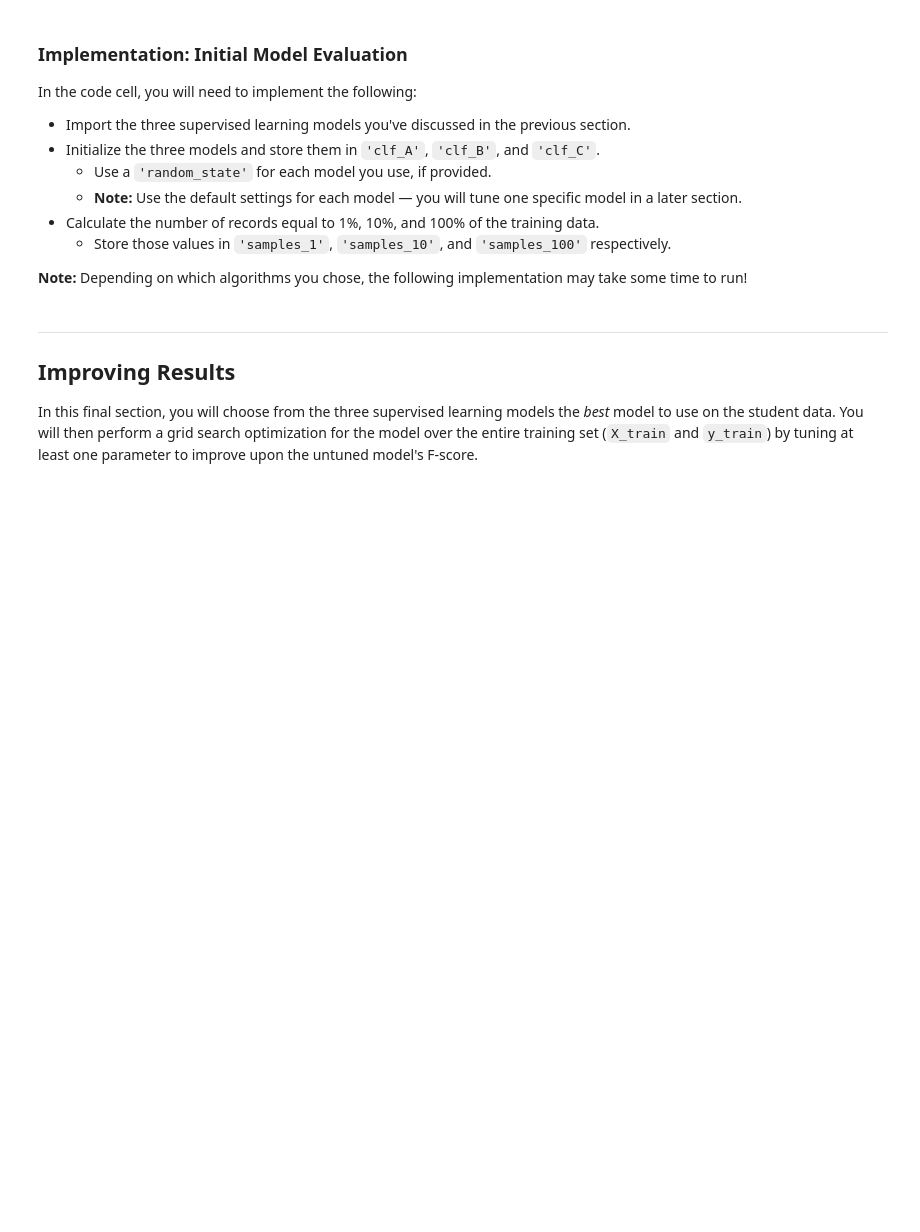
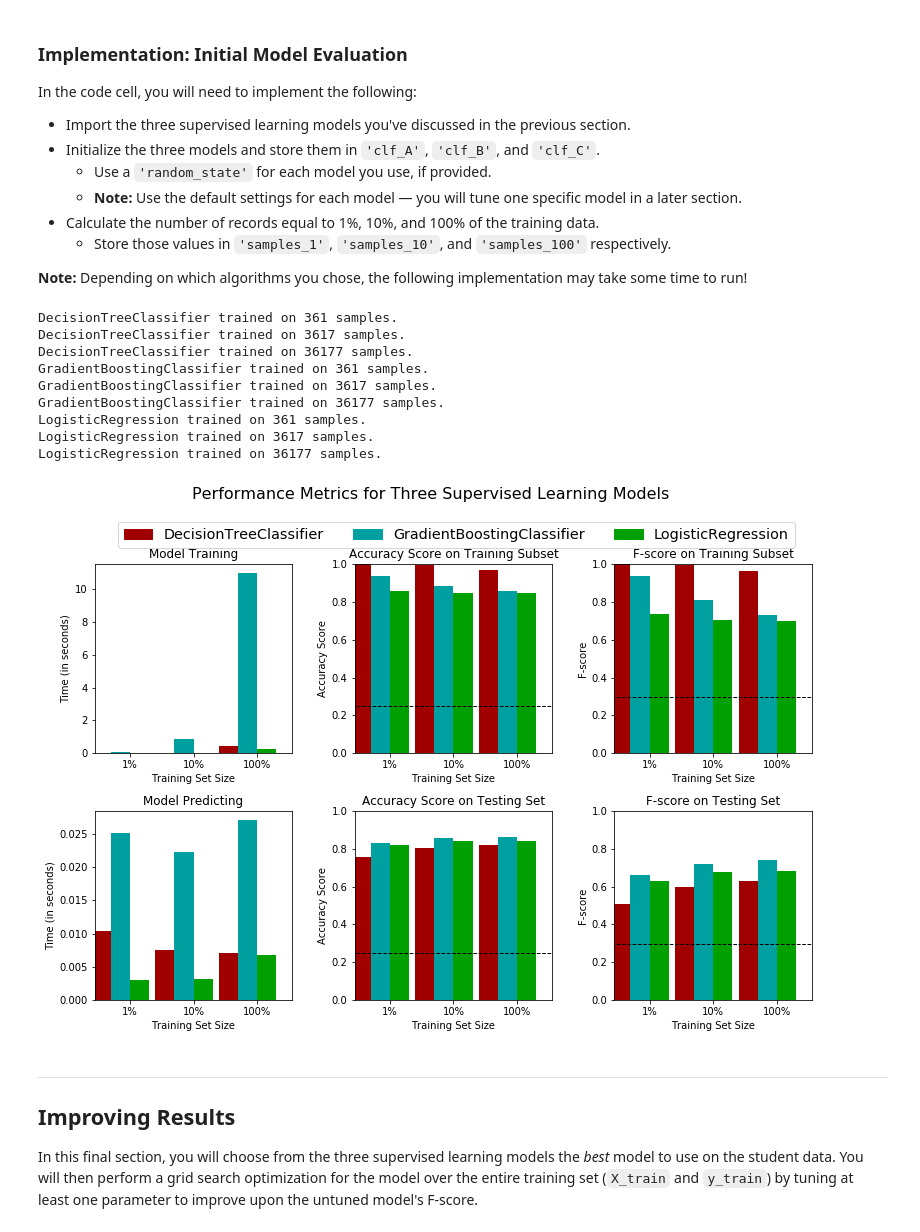
Before and after one commit to cmoresid/udacity-projects, a Jupyter notebook: finding_donors/finding_donors.ipynb, the cells around one changed output. Saved outputs shown, nothing was run; the diff lists cells and outputs as text; code cells hidden in the pictures; blank space fills up the shorter version.

```diff
--- a/finding_donors/finding_donors.ipynb
+++ b/finding_donors/finding_donors.ipynb
@@ -244,13 +243,19 @@ FP = income.count() - TP # Specific to the naive case
 TN = 0 # No predicted negatives in the naive case
 FN = 0 # No predicted negatives in the naive case
 '''
-# TODO: Calculate accuracy, precision and recall
-accuracy = None
-recall = None
-precision = None
+TP = np.sum(income)
+FP = income.count() - TP
+TN = 0
+FN = 0
 
-# TODO: Calculate F-score using the formula above for beta = 0.5 and correct values for precision and recall.
-fscore = None
+# Calculate accuracy, precision and recall
+accuracy = TP / (TP + FP)
+recall = TP / (TP + FN)
+precision = accuracy
+
+# Calculate F-score using the formula above for beta = 0.5 and correct values for precision and recall.
+beta = 0.5
+fscore = (1 + beta) * ((precision * recall) / ((beta ** 2) + recall))
 
 # Print the results
 print("Naive Predictor: [Accuracy score: {:.4f}, F-score: {:.4f}]".format(accuracy, fscore))
@@ -352,32 +395,43 @@ In the code cell, you will need to implement the following:
 
 **Note:** Depending on which algorithms you chose, the following implementation may take some time to run!
 # %%
-# TODO: Import the three supervised learning models from sklearn
+# Import the three supervised learning models from sklearn
+from sklearn.tree import DecisionTreeClassifier
+from sklearn.ensemble import GradientBoostingClassifier
+from sklearn.linear_model import LogisticRegression
 
-# TODO: Initialize the three models
-clf_A = None
-clf_B = None
-clf_C = None
+# Initialize the three models
+clf_A = DecisionTreeClassifier(random_state=42)
+clf_B = GradientBoostingClassifier(random_state=42)
+clf_C = LogisticRegression(random_state=42)
 
-# TODO: Calculate the number of samples for 1%, 10%, and 100% of the training data
-# HINT: samples_100 is the entire training set i.e. len(y_train)
-# HINT: samples_10 is 10% of samples_100 (ensure to set the count of the values to be `int` and not `float`)
-# HINT: samples_1 is 1% of samples_100 (ensure to set the count of the values to be `int` and not `float`)
-samples_100 = None
-samples_10 = None
-samples_1 = None
+# Calculate the number of samples for 1%, 10%, and 100% of the training data
+samples_100 = len(y_train)
+samples_10 = int(len(y_train) * 0.10)
+samples_1 = int(len(y_train) * 0.01)
 
 # Collect results on the learners
 results = {}
 for clf in [clf_A, clf_B, clf_C]:
     clf_name = clf.__class__.__name__
     results[clf_name] = {}
     for i, samples in enumerate([samples_1, samples_10, samples_100]):
         results[clf_name][i] = \
         train_predict(clf, samples, X_train, y_train, X_test, y_test)
 
 # Run metrics visualization for the three supervised learning models chosen
 vs.evaluate(results, accuracy, fscore)
+# %% [output]
+DecisionTreeClassifier trained on 361 samples.
+DecisionTreeClassifier trained on 3617 samples.
+DecisionTreeClassifier trained on 36177 samples.
+GradientBoostingClassifier trained on 361 samples.
+GradientBoostingClassifier trained on 3617 samples.
+GradientBoostingClassifier trained on 36177 samples.
+LogisticRegression trained on 361 samples.
+LogisticRegression trained on 3617 samples.
+LogisticRegression trained on 36177 samples.
+[figure, added]
 # %% [markdown]
 ----
 ## Improving Results
```
Also changed, not shown: parts of 26 cells of this notebook, 1 other file.
